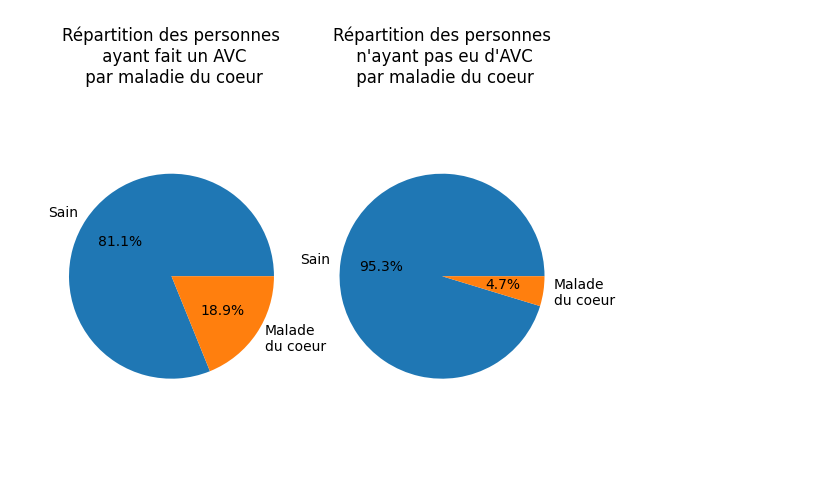
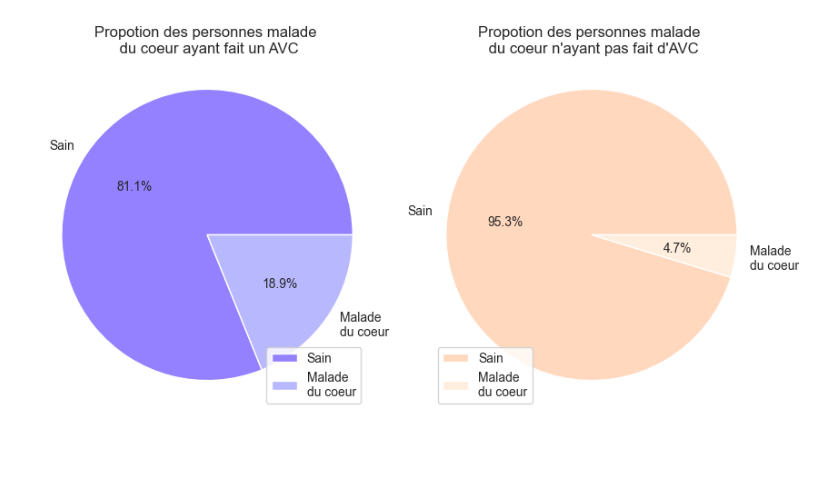
Before and after one commit to VpourVictor/DATA_Visualisation, a Jupyter notebook: Aymeric.ipynb, the cells around one changed output. Cells and saved outputs as stored; diff of their text form; code cells hidden in the pictures; blank space fills up the shorter version.

```diff
--- a/Aymeric.ipynb
+++ b/Aymeric.ipynb
@@ -35,16 +10,18 @@ memory usage: 518.9+ KB
 # %%
+fig, ax = plt.subplots(1, 2, figsize=(10, 5))
 heart_diseases_stroke = df[df["stroke"] == 1]['heart_disease'].value_counts()
 plt.subplot(1, 2, 1)
-plt.pie(heart_diseases_stroke, labels = ["Sain", "Malade\ndu coeur"], autopct='%1.1f%%', startangle=0)
-plt.title('Répartition des personnes\n ayant fait un AVC\n par maladie du coeur')
+plt.pie(heart_diseases_stroke, labels = ["Sain", "Malade\ndu coeur"], autopct='%1.1f%%', startangle=0, colors=["#9381FF","#B8B8FF"])
+plt.title("Propotion des personnes malade \n du coeur ayant fait un AVC")
 plt.axis('equal')
+plt.legend()
 
 heart_diseases_healthy = df[df["stroke"] == 0]['heart_disease'].value_counts()
 plt.subplot(1, 2, 2)
-plt.pie(heart_diseases_healthy, labels = ["Sain", "Malade\ndu coeur"], autopct='%1.1f%%', startangle=0)
-plt.title("Répartition des personnes\n n'ayant pas eu d'AVC\n par maladie du coeur")
+plt.pie(heart_diseases_healthy, labels = ["Sain", "Malade\ndu coeur"], autopct='%1.1f%%', startangle=0, colors=["#FFD8BE","#FFEEDD"])
+plt.title("Propotion des personnes malade \n du coeur n'ayant pas fait d'AVC")
 plt.axis('equal')
-
+plt.legend()
 plt.show()
 # %% [output]
-[figure, old version]
+[figure, new version]
```
Also changed, not shown: parts of 8 cells of this notebook.
